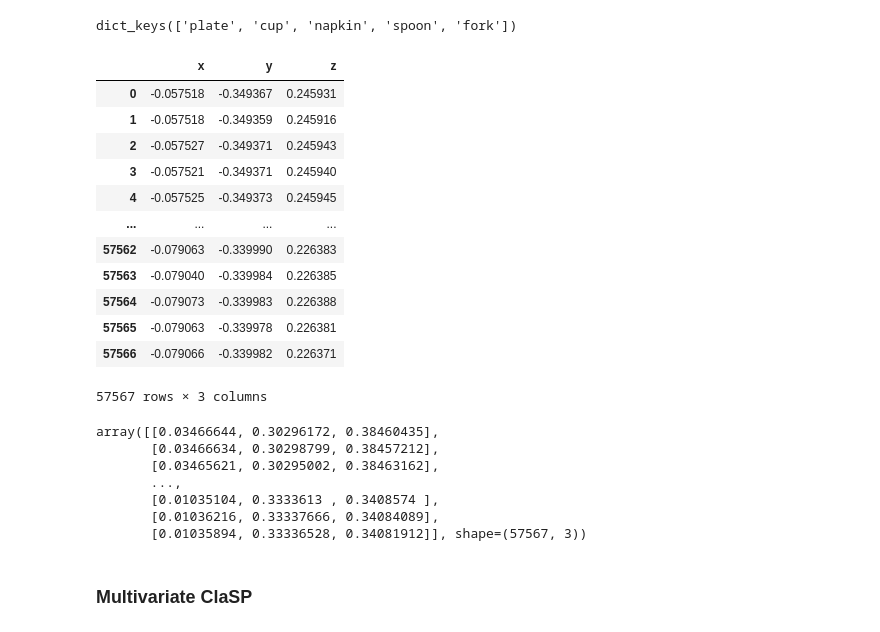
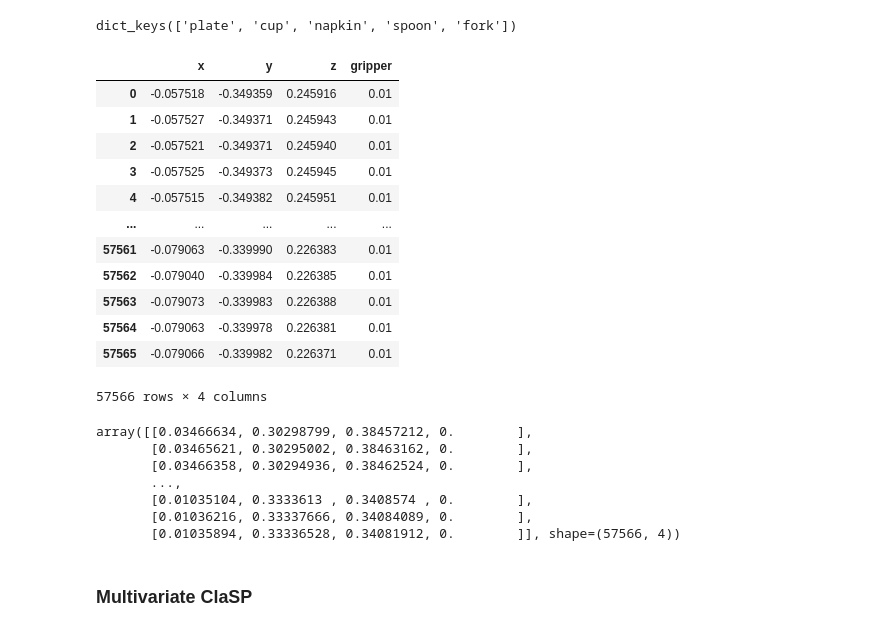
Before and after one commit to AlexanderHIth/temporaryforLSTMTesting, a Jupyter notebook: ur5e-table-task-segmentation.ipynb, the cells around one changed output. Drawn from its saved outputs; the diff is of its cells as text; code cells hidden in the pictures.

```diff
--- a/ur5e-table-task-segmentation.ipynb
+++ b/ur5e-table-task-segmentation.ipynb
@@ -266,33 +274,33 @@ labels
 # %% [output]
 dict_keys(['plate', 'cup', 'napkin', 'spoon', 'fork'])
 # %%
-X = tf_df.drop(columns=["timestamp"])
+X = traj.drop(columns=["timestamp"])
 X
 # %% [output]
-|  | x | y | z |
-| 0 | -0.057518 | -0.349367 | 0.245931 |
-| 1 | -0.057518 | -0.349359 | 0.245916 |
-| 2 | -0.057527 | -0.349371 | 0.245943 |
-| 3 | -0.057521 | -0.349371 | 0.245940 |
-| 4 | -0.057525 | -0.349373 | 0.245945 |
-| ... | ... | ... | ... |
-| 57562 | -0.079063 | -0.339990 | 0.226383 |
-| 57563 | -0.079040 | -0.339984 | 0.226385 |
-| 57564 | -0.079073 | -0.339983 | 0.226388 |
-| 57565 | -0.079063 | -0.339978 | 0.226381 |
-| 57566 | -0.079066 | -0.339982 | 0.226371 |
+|  | x | y | z | gripper |
+| 0 | -0.057518 | -0.349359 | 0.245916 | 0.01 |
+| 1 | -0.057527 | -0.349371 | 0.245943 | 0.01 |
+| 2 | -0.057521 | -0.349371 | 0.245940 | 0.01 |
+| 3 | -0.057525 | -0.349373 | 0.245945 | 0.01 |
+| 4 | -0.057515 | -0.349382 | 0.245951 | 0.01 |
+| ... | ... | ... | ... | ... |
+| 57561 | -0.079063 | -0.339990 | 0.226383 | 0.01 |
+| 57562 | -0.079040 | -0.339984 | 0.226385 | 0.01 |
+| 57563 | -0.079073 | -0.339983 | 0.226388 | 0.01 |
+| 57564 | -0.079063 | -0.339978 | 0.226381 | 0.01 |
+| 57565 | -0.079066 | -0.339982 | 0.226371 | 0.01 |
-57567 rows × 3 columns
+57566 rows × 4 columns
 # %%
 X_scaled = MinMaxScaler(feature_range=(0, 1)).fit_transform(X)
 X_scaled
 # %% [output]
-array([[0.03466644, 0.30296172, 0.38460435],
-       [0.03466634, 0.30298799, 0.38457212],
-       [0.03465621, 0.30295002, 0.38463162],
+array([[0.03466634, 0.30298799, 0.38457212, 0.        ],
+       [0.03465621, 0.30295002, 0.38463162, 0.        ],
+       [0.03466358, 0.30294936, 0.38462524, 0.        ],
        ...,
-       [0.01035104, 0.3333613 , 0.3408574 ],
-       [0.01036216, 0.33337666, 0.34084089],
-       [0.01035894, 0.33336528, 0.34081912]], shape=(57567, 3))
+       [0.01035104, 0.3333613 , 0.3408574 , 0.        ],
+       [0.01036216, 0.33337666, 0.34084089, 0.        ],
+       [0.01035894, 0.33336528, 0.34081912, 0.        ]], shape=(57566, 4))
 # %% [markdown]
 ### Multivariate ClaSP
 # %%
```
Also changed, not shown: parts of 14 cells of this notebook, 2 other files.
